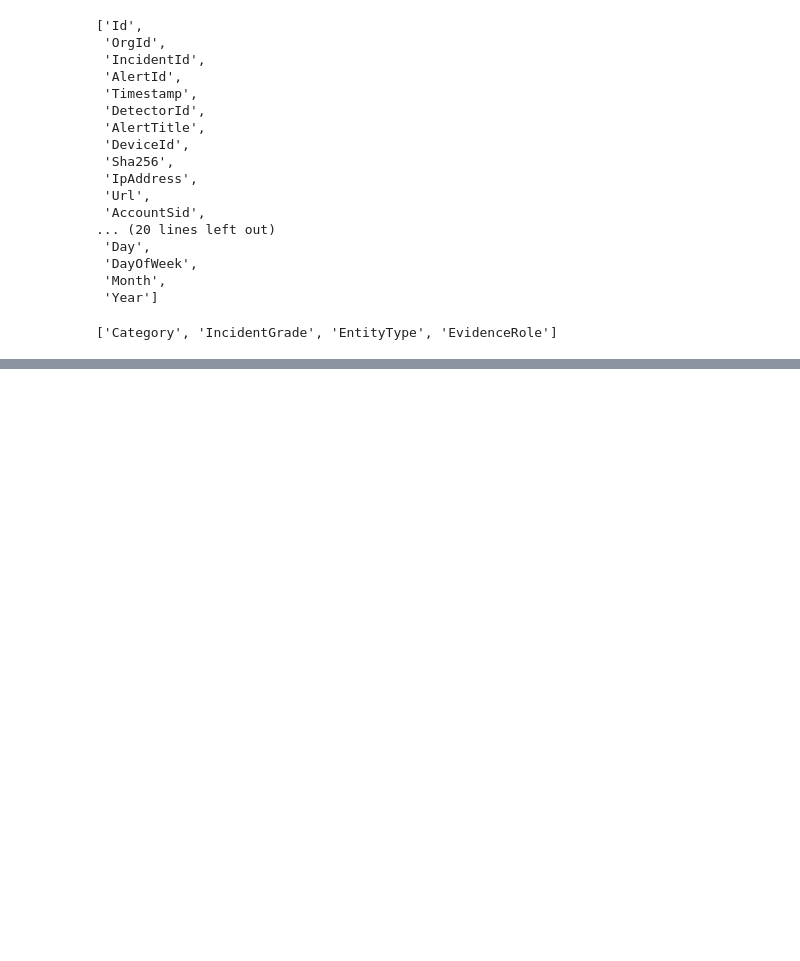
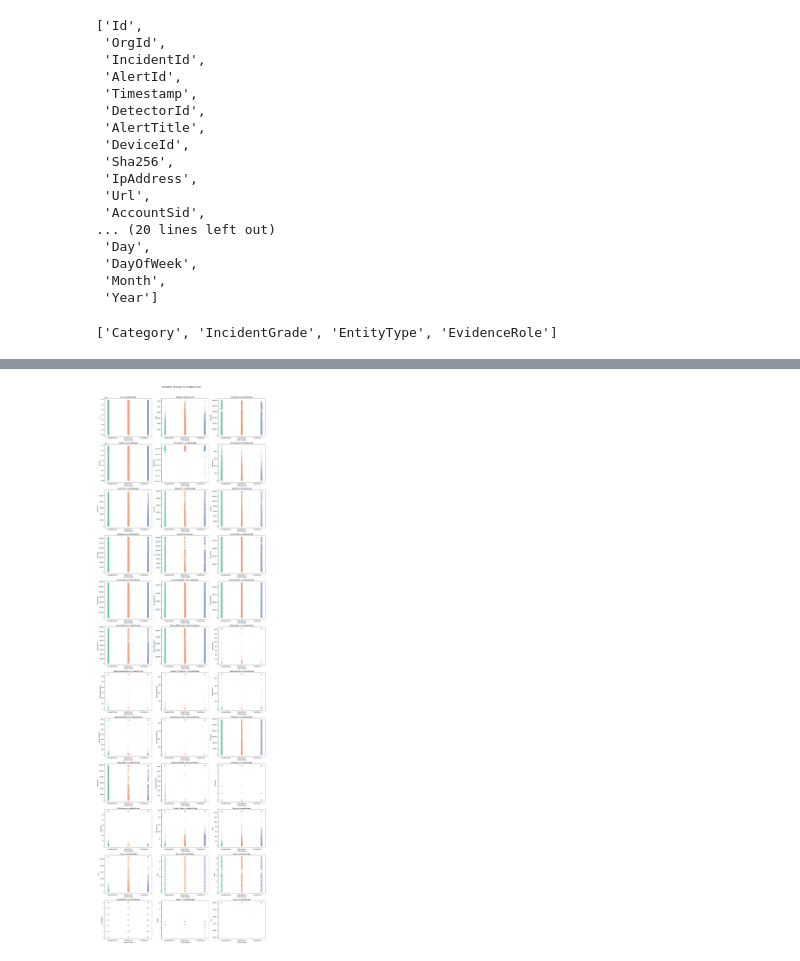
Before and after one commit to Pooja-Spandana/Guvi---Microsoft-Cybersecurity, a Jupyter notebook: Notebooks/new.ipynb, the cells around one changed output, grey strips where cells are left out. Cells and saved outputs as stored; diff of their text form; code cells hidden in the pictures; blank space fills up the shorter version.

```diff
--- a/Notebooks/new.ipynb
+++ b/Notebooks/new.ipynb
@@ -270,2 +276,24 @@ let's try to understand what these mean
+# %%
+def numerical_vs_target(df, num_features, target='IncidentGrade', sample_frac=0.05):
+
+    sampled_df = df.sample(frac=sample_frac, random_state=42)
+    n_cols = 3
+    n_rows = (len(num_features) + n_cols - 1) // n_cols
+    plt.figure(figsize=(6 * n_cols, 5 * n_rows))
+    plt.suptitle(f'Numerical Features vs {target}', fontsize=16)
+
+    for i, feature in enumerate(num_features, 1):
+        plt.subplot(n_rows, n_cols, i)
+        sns.stripplot(data=sampled_df, x=target, y=feature, hue=target, palette='Set2', alpha=0.4, jitter=True, dodge=True, legend=False)
+        plt.title(f'{feature} vs {target}')
+        plt.xlabel(target)
+        plt.ylabel(feature)
+
+    plt.tight_layout(rect=[0, 0, 1, 0.97])
+    plt.show()
+
+numerical_vs_target(clean_df, num_features)
+# %% [output]
+[figure, added]
 # %%
 plt.figure(figsize=(25, 15))
```
Also changed, not shown: parts of 10 cells of this notebook.
